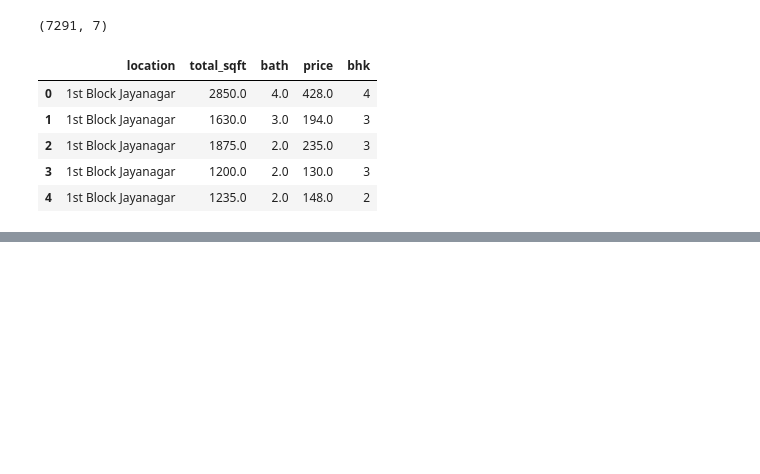
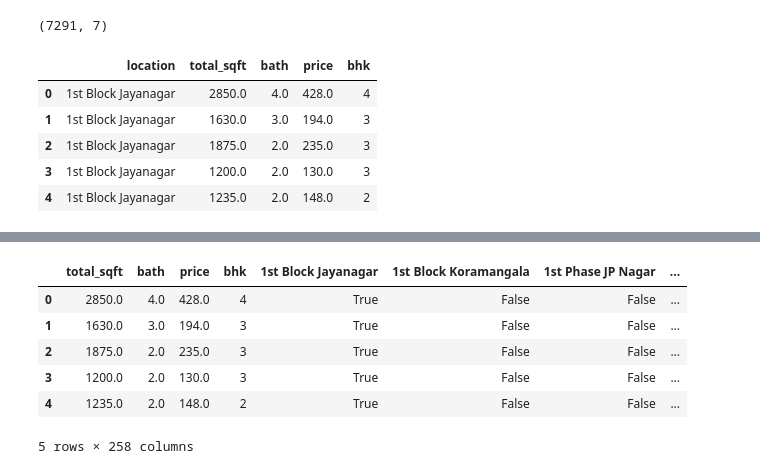
Before and after one commit to ali-liyakat/Real-Estate-Price-Prediction, a Jupyter notebook: file.ipynb, the cells around one changed output, grey strips where cells are left out. Cells and saved outputs as stored; diff of their text form; code cells hidden in the pictures; blank space fills up the shorter version.

```diff
--- a/file.ipynb
+++ b/file.ipynb
@@ -375,0 +404,11 @@ df10.head()
+# %%
+df12 = df11.drop('location', axis='columns')
+df12.head()
+# %% [output]
+|  | total_sqft | bath | price | bhk | 1st Block Jayanagar | 1st Block Koramangala | 1st Phase JP Nagar | ... |
+| 0 | 2850.0 | 4.0 | 428.0 | 4 | True | False | False | ... |
+| 1 | 1630.0 | 3.0 | 194.0 | 3 | True | False | False | ... |
+| 2 | 1875.0 | 2.0 | 235.0 | 3 | True | False | False | ... |
+| 3 | 1200.0 | 2.0 | 130.0 | 3 | True | False | False | ... |
+| 4 | 1235.0 | 2.0 | 148.0 | 2 | True | False | False | ... |
+5 rows × 258 columns
```
Also changed, not shown: parts of 14 cells of this notebook, 2 other files.
